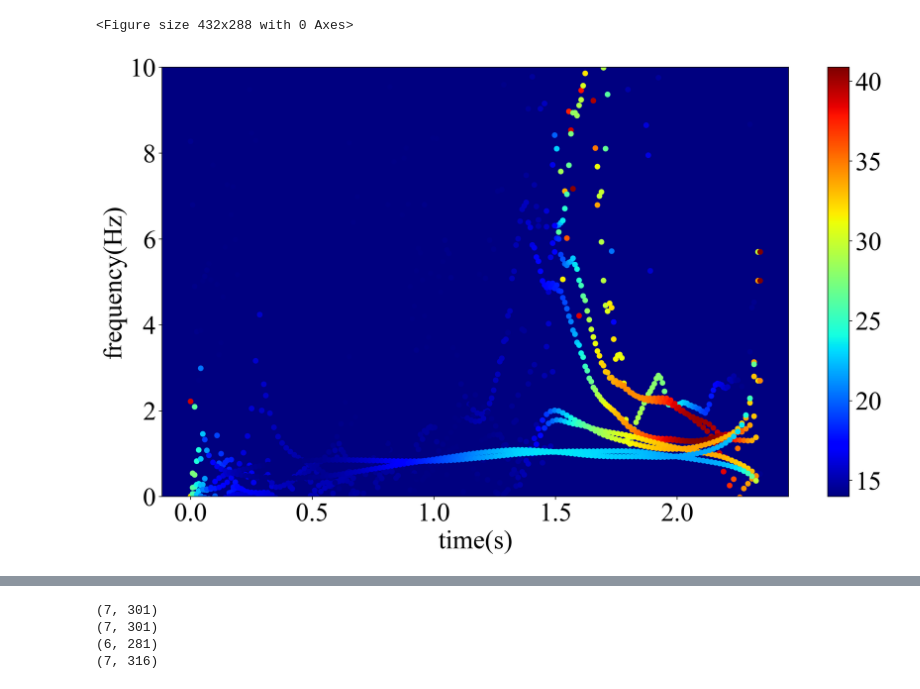
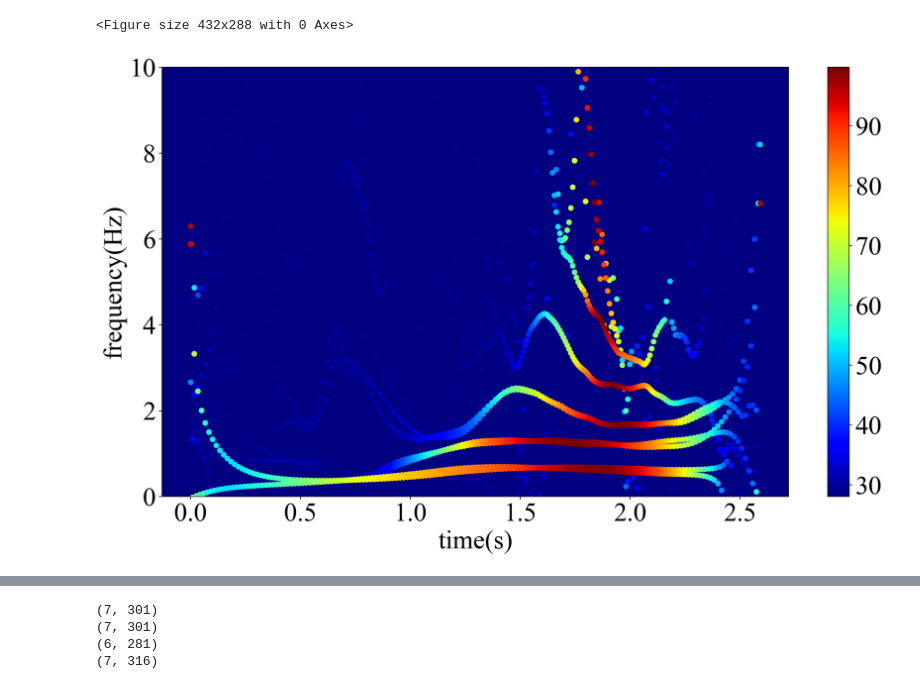
Before and after one commit to chudai8141/golf2, a Jupyter notebook: GolfMEMD/hht_calculation.ipynb, the cells around one changed output, grey strips where cells are left out. Drawn from its saved outputs; the diff is of its cells as text; code cells hidden in the pictures.

```diff
--- a/GolfMEMD/hht_calculation.ipynb
+++ b/GolfMEMD/hht_calculation.ipynb
@@ -56,11 +56,11 @@ slice data
 # first straight data
 # or
 # first slice data
-# data_path = '../data/1111/straight_data/straight_1_Take_001.bvh'
-data_path = '../data/1111/slice_data/slice_1_Take_001.bvh'
+data_path = '../data/1111/straight_data/straight_1_Take_001.bvh'
+# data_path = '../data/1111/slice_data/slice_1_Take_001.bvh'
 
 data, fs, text = bvh.bvhreader(data_path)
-data = bvh.errc(data, 3, 6)
+data = bvh.errc(data, set_joint, set_joint+3)
 dt = float(fs)
 imf = memd(data)
 
@@ -126,11 +126,11 @@ first_freq_data = freq_mean.copy()
 first_amp_data = amp_norm.copy()
 # %%
 # secont straight data
-# data_path = '../data/1111/straight_data/straight_2_Take_001.bvh'
-data_path = '../data/1111/slice_data/slice_2_Take_001.bvh'
+data_path = '../data/1111/straight_data/straight_2_Take_001.bvh'
+# data_path = '../data/1111/slice_data/slice_2_Take_001.bvh'
 
 data, fs, text = bvh.bvhreader(data_path)
-data = bvh.errc(data, 3, 6)
+data = bvh.errc(data, set_joint, set_joint+3)
 dt = float(fs)
 imf = memd(data)
 
@@ -196,11 +196,11 @@ second_freq_data = freq_mean.copy()
 second_amp_data = amp_norm.copy()
 # %%
 # third straight data
-# data_path = '../data/1111/straight_data/straight_3_Take_001.bvh'
-data_path = '../data/1111/slice_data/slice_3_Take_001.bvh'
+data_path = '../data/1111/straight_data/straight_3_Take_001.bvh'
+# data_path = '../data/1111/slice_data/slice_3_Take_001.bvh'
 
 data, fs, text = bvh.bvhreader(data_path)
-data = bvh.errc(data, 3, 6)
+data = bvh.errc(data, set_joint, set_joint+3)
 dt = float(fs)
 imf = memd(data)
 
@@ -233,34 +233,34 @@ freq_mean = np.mean(freq_all, axis=0)
 amp_norm = LA.norm(amp_all, axis=0)
 # amp_mean = (amp_norm - np.min(amp_norm)) / (np.max(amp_norm) - np.min(amp_norm))
 
 # Number of decomposition
 Nod = freq_mean.shape[0]
 
 # frame
 frame = freq_mean.shape[1]
 
 # setting spectrum time
 spectrum_time = np.zeros((Nod, frame))
 for n in range(Nod):
     spectrum_time[n, :] = np.linspace(0, dt*frame, frame)
 
 # spectrogram plot
 plt.clf()
 plt.figure(dpi = 200, figsize=(16, 9))
 plt.rcParams['font.family'] = 'Times new Roman'
 plt.rcParams['font.size'] = 30
 for n in range(Nod):
     plt.scatter(spectrum_time[n, :], freq_mean[n, :], s = 30, c=amp_norm[n, :frame], cmap='jet')
 ax = plt.gca()
 ax.set_facecolor([0.0, 0.0, 0.5])
 plt.ylim(0, 10)
 plt.xlabel('time(s)')
 plt.ylabel('frequency(Hz)')
 plt.colorbar()
 plt.show()
 # %% [output]
 <Figure size 432x288 with 0 Axes>
-[figure, old version]
+[figure, new version]
 # %%
 third_freq_data = freq_mean.copy()
 third_amp_data = amp_norm.copy()
```
Also changed, not shown: parts of 4 cells of this notebook.
